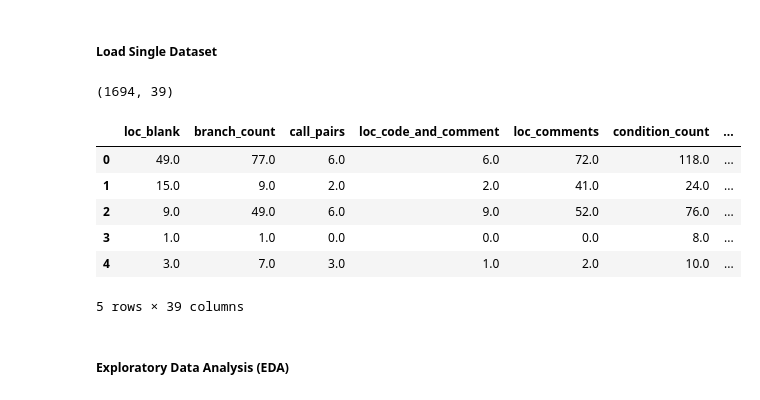
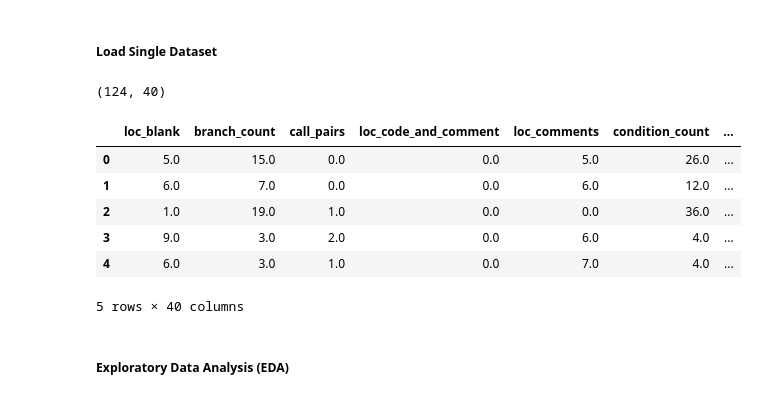
Before and after one commit to Ahdaaa/comparison-pca-tsne-defect, a Jupyter notebook: notebooks/separate.ipynb, the cells around one changed output. Saved outputs shown, nothing was run; the diff lists cells and outputs as text; code cells hidden in the pictures.

```diff
--- a/notebooks/separate.ipynb
+++ b/notebooks/separate.ipynb
@@ -27,20 +27,20 @@ Dataset  Jumlah Atribut  Jumlah Instance  Jumlah Defective  Jumlah Tidak Defecti
 # %%
 from main import load_single
 
-dataset_name = "PC5"
+dataset_name = "MC2"
 lowercase_dataset = dataset_name.lower()
 
 merged = load_single(f"{dataset_name}.arff")
 merged.head()
 # %% [output]
-(1694, 39)
+(124, 40)
 |  | loc_blank | branch_count | call_pairs | loc_code_and_comment | loc_comments | condition_count | ... |
-| 0 | 49.0 | 77.0 | 6.0 | 6.0 | 72.0 | 118.0 | ... |
-| 1 | 15.0 | 9.0 | 2.0 | 2.0 | 41.0 | 24.0 | ... |
-| 2 | 9.0 | 49.0 | 6.0 | 9.0 | 52.0 | 76.0 | ... |
-| 3 | 1.0 | 1.0 | 0.0 | 0.0 | 0.0 | 8.0 | ... |
-| 4 | 3.0 | 7.0 | 3.0 | 1.0 | 2.0 | 10.0 | ... |
+| 0 | 5.0 | 15.0 | 0.0 | 0.0 | 5.0 | 26.0 | ... |
+| 1 | 6.0 | 7.0 | 0.0 | 0.0 | 6.0 | 12.0 | ... |
+| 2 | 1.0 | 19.0 | 1.0 | 0.0 | 0.0 | 36.0 | ... |
+| 3 | 9.0 | 3.0 | 2.0 | 0.0 | 6.0 | 4.0 | ... |
+| 4 | 6.0 | 3.0 | 1.0 | 0.0 | 7.0 | 4.0 | ... |
-5 rows × 39 columns
+5 rows × 40 columns
 # %% [markdown]
 ##### Exploratory Data Analysis (EDA)
 # %% [markdown]
```
Also changed, not shown: parts of 28 cells of this notebook, 3 other files.
